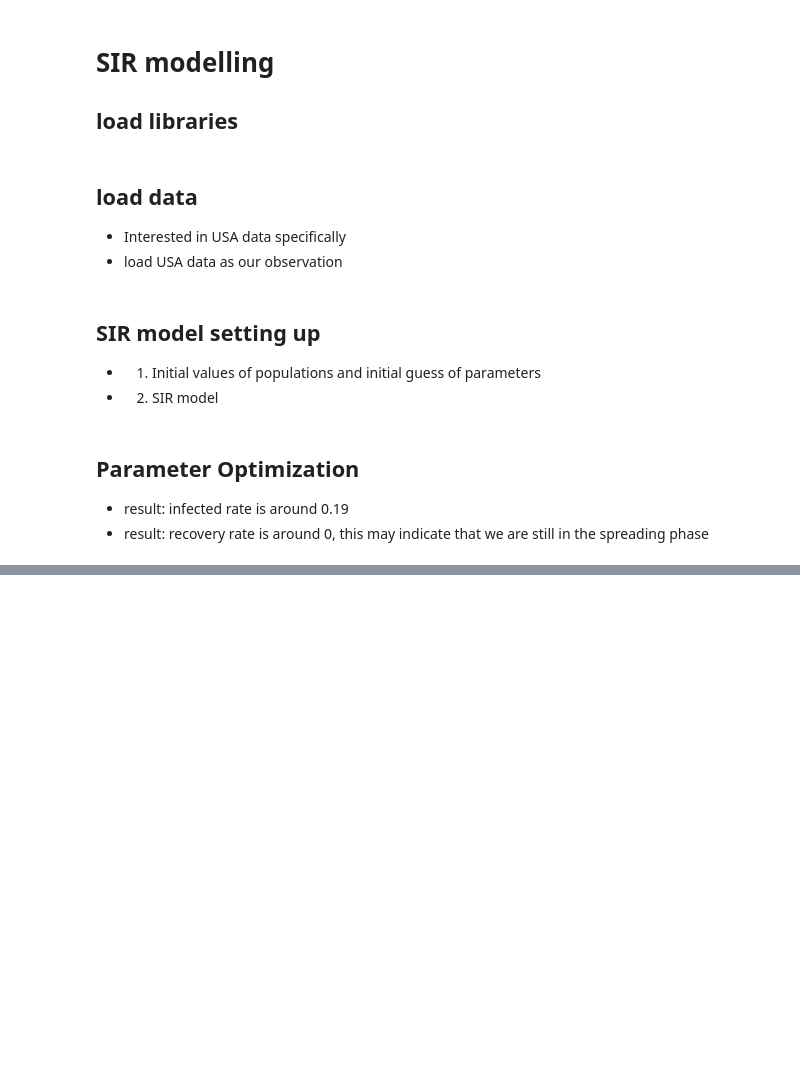
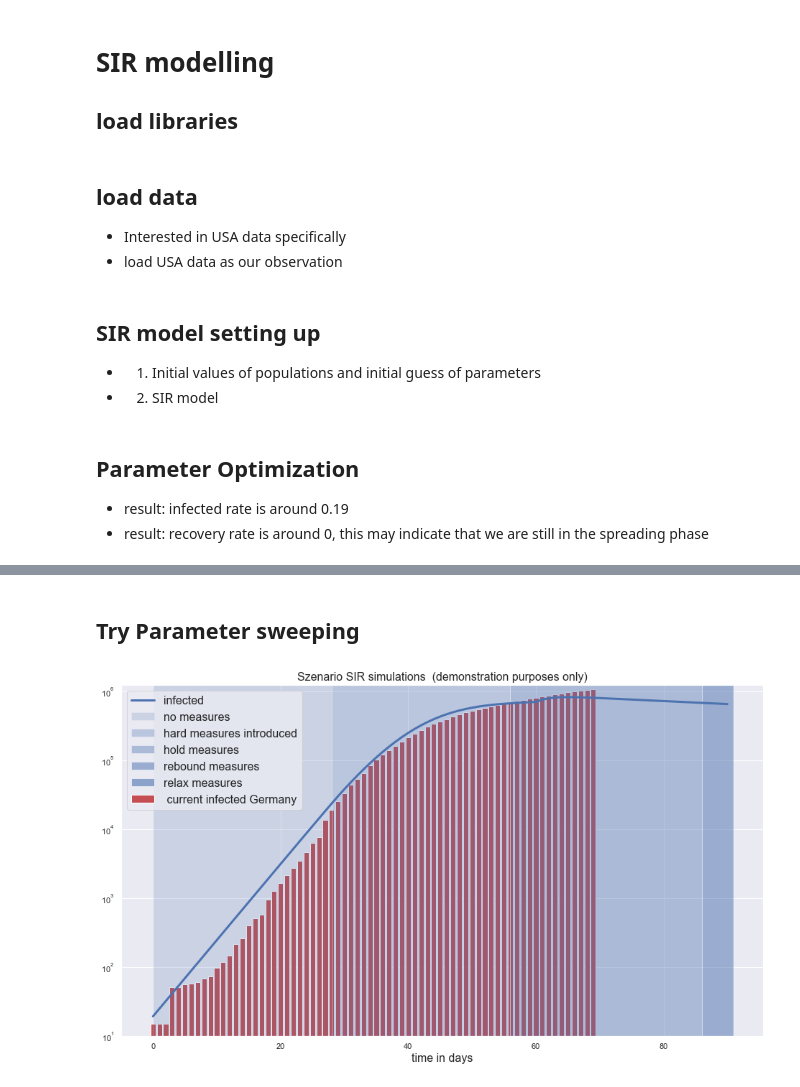
Before and after one commit to onionpork/coronavirus_challenge, a Jupyter notebook: covid19_draft_data_SIR.ipynb, the cells around one changed output, grey strips where cells are left out. Cells and saved outputs as stored; diff of their text form; code cells hidden in the pictures; blank space fills up the shorter version.

Commit message:
add parameter sweeping

```diff
--- a/covid19_draft_data_SIR.ipynb
+++ b/covid19_draft_data_SIR.ipynb
@@ -111,0 +112,2 @@ Optimal parameters: beta = 0.19  and gamma =  0.0
+# %% [markdown]
+## Try Parameter sweeping
@@ -111,0 +130,38 @@ Optimal parameters: beta = 0.19  and gamma =  0.0
+# %%
+SIR=np.array([S0,I0,R0])
+propagation_rates=pd.DataFrame(columns={'susceptible':S0,
+                                        'infected':I0,
+                                        'recoverd':R0})
+
+
+
+for each_beta in pd_beta:
+
+    new_delta_vec=SIR_model(SIR,each_beta,gamma)
+
+    SIR=SIR+new_delta_vec
+
+    propagation_rates=propagation_rates.append({'susceptible':SIR[0],
+                                                'infected':SIR[1],
+                                                'recovered':SIR[2]}, ignore_index=True)
+# %%
+fig, ax1 = plt.subplots(1, 1)
+
+ax1.plot(propagation_rates.index,propagation_rates.infected,label='infected',linewidth=3)
+
+t_phases=np.array([t_initial,t_intro_measures,t_rebound,t_hold]).cumsum()
+ax1.bar(np.arange(len(ydata)),ydata, width=0.8,label=' current infected Germany',color='r')
+ax1.axvspan(0,t_phases[0], facecolor='b', alpha=0.2,label='no measures')
+ax1.axvspan(t_phases[0],t_phases[1], facecolor='b', alpha=0.3,label='hard measures introduced')
+ax1.axvspan(t_phases[1],t_phases[2], facecolor='b', alpha=0.4,label='hold measures')
+ax1.axvspan(t_phases[2],t_phases[3], facecolor='b', alpha=0.5,label='rebound measures')
+ax1.axvspan(t_phases[3],len(propagation_rates.infected), facecolor='b', alpha=0.6,label='relax measures')
+
+ax1.set_ylim(10, 1.5*max(propagation_rates.infected))
+ax1.set_yscale('log')
+ax1.set_title('Szenario SIR simulations  (demonstration purposes only)',size=16)
+ax1.set_xlabel('time in days',size=16)
+ax1.legend(loc='best',
+           prop={'size': 16});
+# %% [output]
+[figure, added]
```
Also changed, not shown: parts of 5 cells of this notebook, 1 other file.
